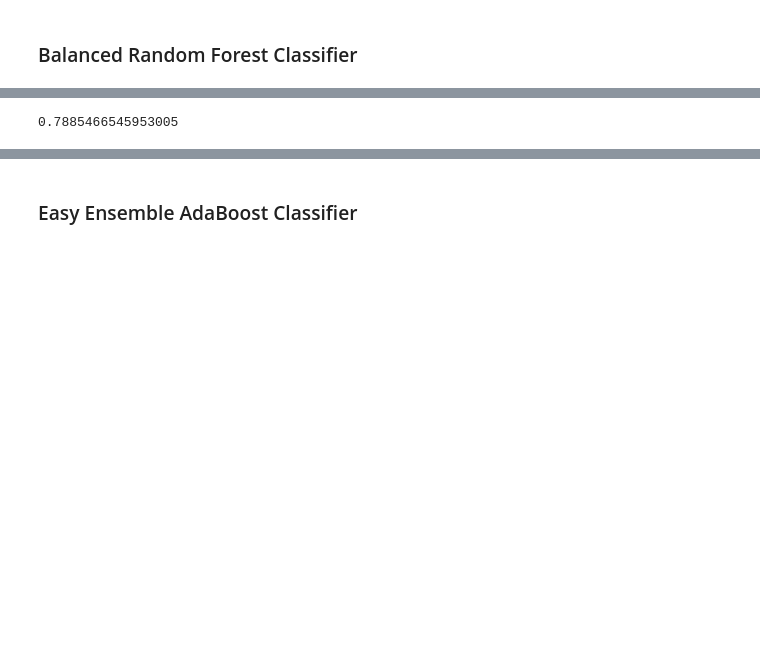
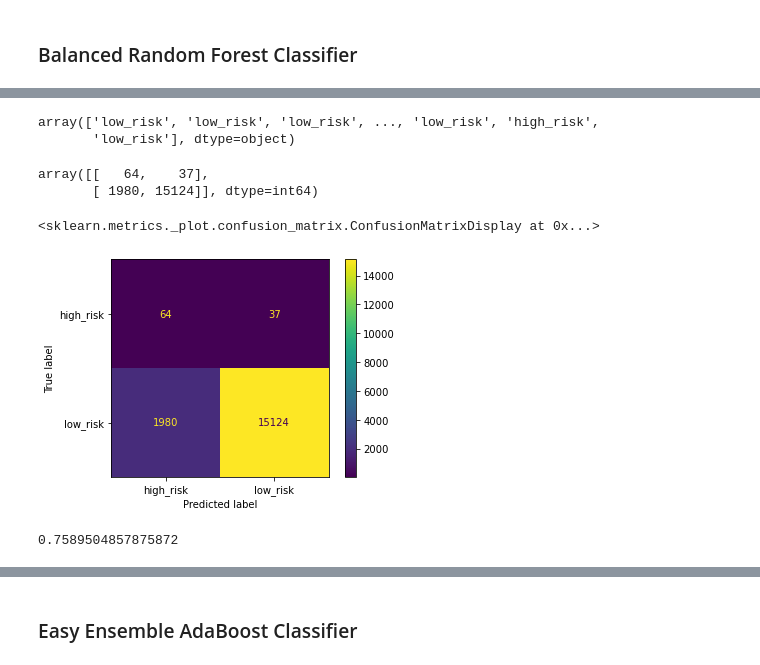
Before and after one commit to racheltr248/Credit_Risk_Analysis, a Jupyter notebook: credit_risk_ensemble.ipynb, the cells around one changed output, grey strips where cells are left out. Cells and saved outputs as stored; diff of their text form; code cells hidden in the pictures; blank space fills up the shorter version.

```diff
--- a/credit_risk_ensemble.ipynb
+++ b/credit_risk_ensemble.ipynb
@@ -113,0 +89,4 @@ from sklearn.model_selection import train_test_split
+# %%
+# fit and transform X_encoded
+X_encoded_scaled = data_scaler.fit_transform(X_encoded)
+X_encoded_scaled[:1]
@@ -113,0 +113,4 @@ from sklearn.model_selection import train_test_split
+# %%
+# train_test_split
+X_train, X_test, y_train, y_test = train_test_split(X_encoded_scaled, y, random_state=1)
+y_train.value_counts()
@@ -133,5 +140,29 @@ BalancedRandomForestClassifier(random_state=1)
+# %%
+# Resample the training data with the BalancedRandomForestClassifier
+# model fit predict
+
+brf = BalancedRandomForestClassifier(n_estimators=100, random_state=1)
+brf.fit(X_train, y_train)
+y_pred = brf.predict(X_test)
+y_pred
+# %% [output]
+array(['low_risk', 'low_risk', 'low_risk', ..., 'low_risk', 'high_risk',
+       'low_risk'], dtype=object)
+# %%
+# Display the confusion matrix
+cm = confusion_matrix(y_test, y_pred)
+cm
+# %% [output]
+array([[   64,    37],
+       [ 1980, 15124]], dtype=int64)
+# %%
+disp = ConfusionMatrixDisplay(confusion_matrix = cm, display_labels = brf.classes_)
+disp.plot()
+# %% [output]
+<sklearn.metrics._plot.confusion_matrix.ConfusionMatrixDisplay at 0x...>
+[figure, added]
 # %%
 # Calculated the balanced accuracy score
-# YOUR CODE HERE
+balanced_accuracy_score(y_test, y_pred)
 # %% [output]
-0.7885466545953005
+0.7589504857875872
```
Also changed, not shown: parts of 32 cells of this notebook, 13 other files.
